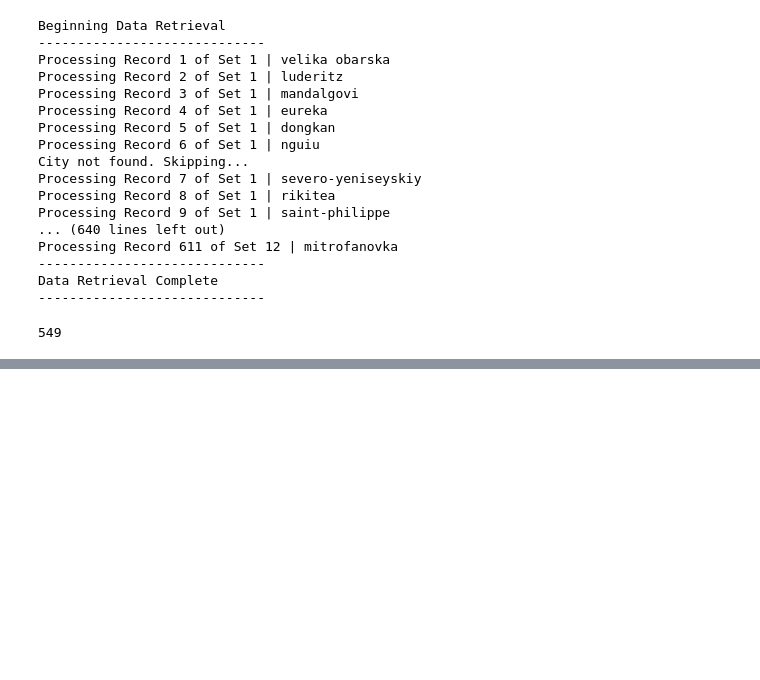
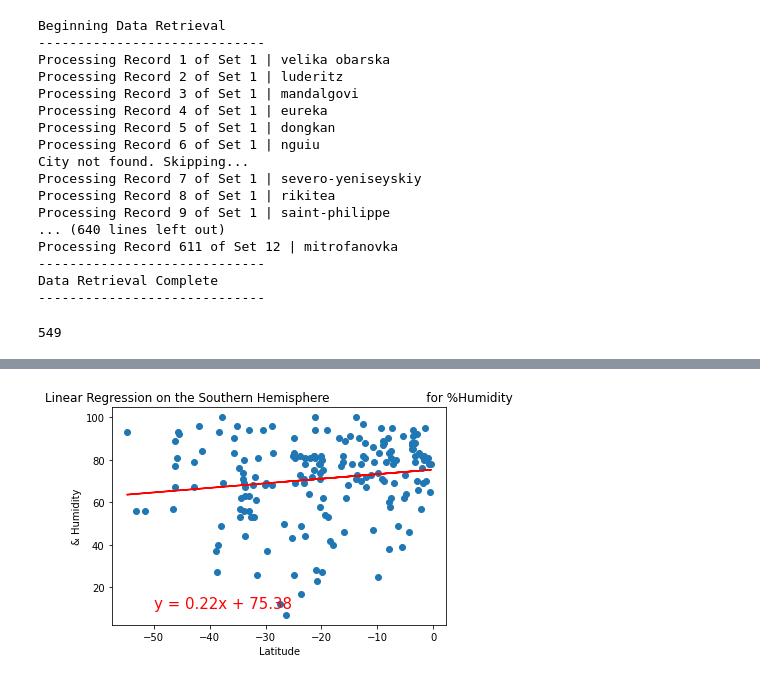
Before and after one commit to EmeryHollar/World_Weather_Analysis, a Jupyter notebook: WeatherPy.ipynb, the cells around one changed output, grey strips where cells are left out. Saved outputs shown, nothing was run; the diff lists cells and outputs as text; code cells hidden in the pictures; blank space fills up the shorter version.

```diff
--- a/WeatherPy.ipynb
+++ b/WeatherPy.ipynb
@@ -283,0 +342,10 @@ plt.show()
+# %%
+# Linear regression on Southern Hemisphere for Humidity
+x_values = southern_hemi_df["Lat"]
+y_values = southern_hemi_df["Humidity"]
+# Call the function
+plot_linear_regression(x_values, y_values,
+                       'Linear Regression on the Southern Hemisphere \
+                        for %Humidity', '& Humidity',(-50,10))
+# %% [output]
+[figure, added]
```
Also changed, not shown: parts of 17 cells of this notebook.
